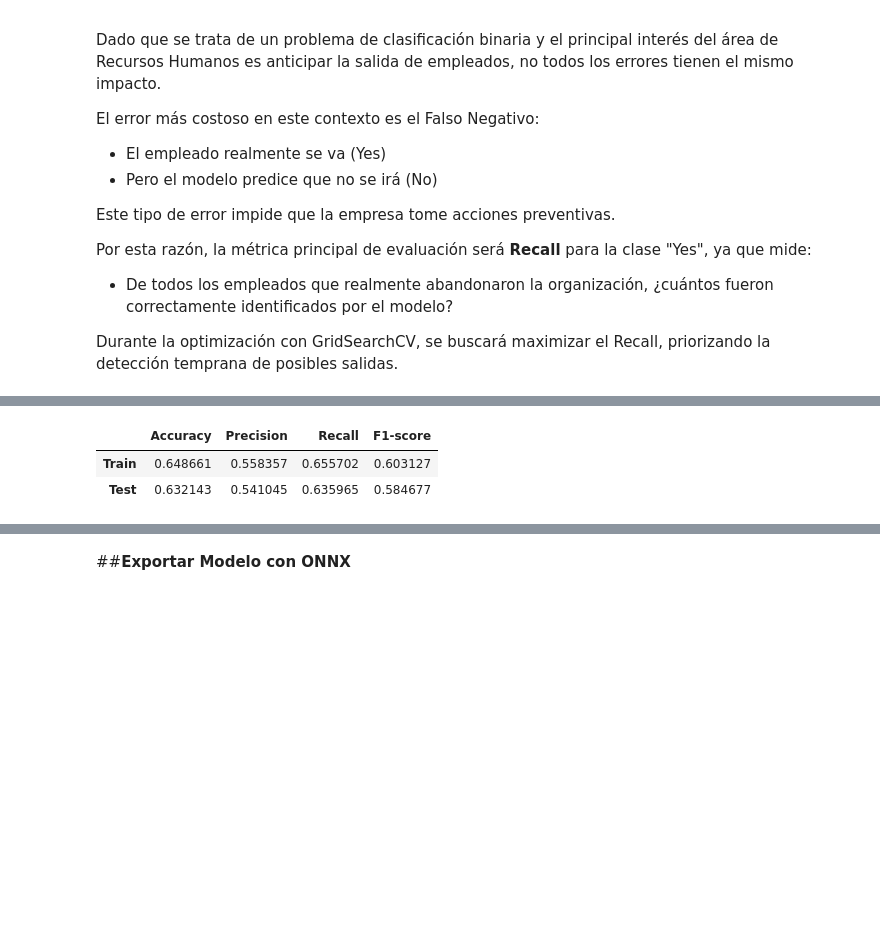
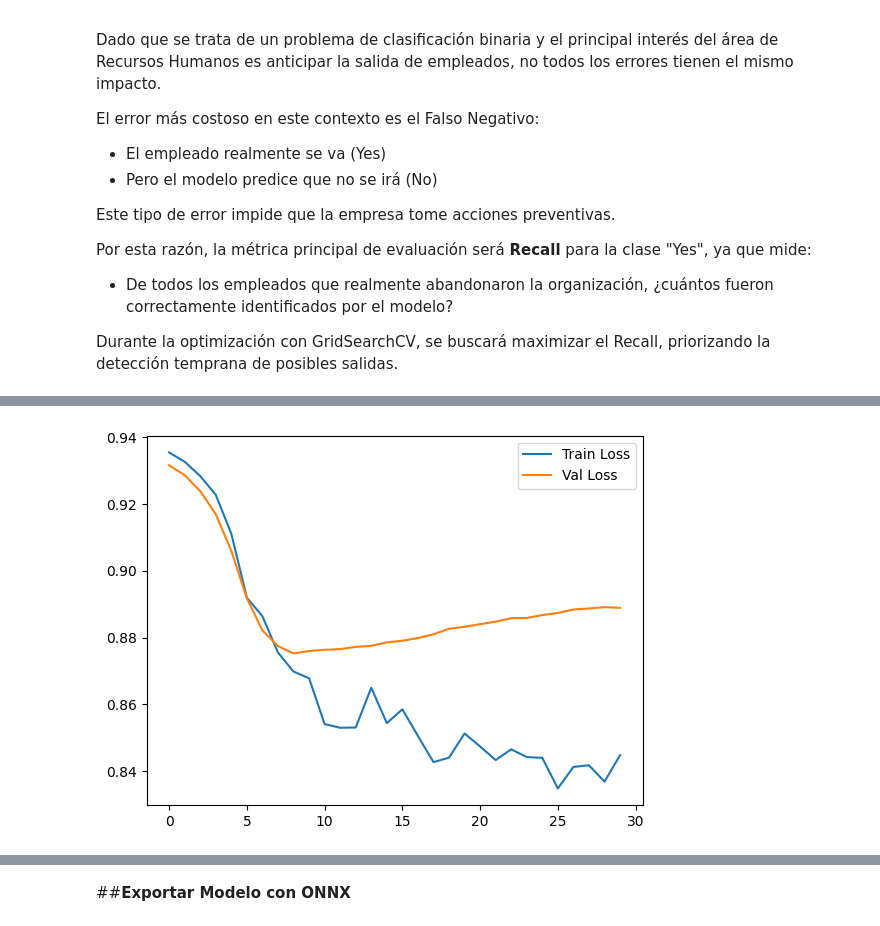
Before and after one commit to ivanovichGit/computacional, a Jupyter notebook: P02_Workload/P02_Workload.ipynb, the cells around one changed output, grey strips where cells are left out. Cells and saved outputs as stored; diff of their text form; code cells hidden in the pictures; blank space fills up the shorter version.

```diff
--- a/P02_Workload/P02_Workload.ipynb
+++ b/P02_Workload/P02_Workload.ipynb
@@ -41,3 +41,6 @@ data
 | 2798 | 2799 | Finance | Senior | 47878 | 56 | 5 | ... |
 | 2799 | 2800 | HR | Senior | 66689 | 61 | 3 | ... |
 2800 rows × 10 columns
+# %%
+device = torch.device("cuda" if torch.cuda.is_available() else "cpu")
+torch.cuda.is_available()
@@ -510,6 +515,14 @@ print("Lenght test:",len(test_dataset))
 Lenght train: 2240
 Lenght val: 280
 Lenght test: 280
+# %%
+from torch.utils.data import DataLoader
+
+batch_size = 32
+
+train_loader = DataLoader(train_dataset, batch_size=batch_size, shuffle=True)
+val_loader = DataLoader(val_dataset, batch_size=batch_size, shuffle=False)
+test_loader = DataLoader(test_dataset, batch_size=batch_size, shuffle=False)
 # %% [markdown]
 Dado que se trata de un problema de clasificación, verificamos que la distribución de las clases sea similar en los conjuntos mediante gráficos de conteo.
 # %%
@@ -755,16 +568,0 @@ Pipeline(steps=[('preprocessing',
-# %%
-# Evaluación del mejor modelo en entrenamiento y prueba
-train_metrics = evaluate_model(best_model, X_train, y_train)
-test_metrics = evaluate_model(best_model, X_test, y_test)
-
-# Comparación de métricas
-comparison_df = pd.DataFrame({
-    "Train": train_metrics,
-    "Test": test_metrics
-}).T
-
-comparison_df
-# %% [output]
-|  | Accuracy | Precision | Recall | F1-score |
-| Train | 0.648661 | 0.558357 | 0.655702 | 0.603127 |
-| Test | 0.632143 | 0.541045 | 0.635965 | 0.584677 |
@@ -770,0 +641,35 @@ comparison_df
+# %%
+# Modelo 1
+import torch.nn as nn
+
+preprocessor = Preprocessor(mean, std, num_numerical).to(device)
+
+model_1 = nn.Sequential(
+    preprocessor,
+    nn.Linear(X_train.shape[1], 16),
+    nn.ReLU(),
+    nn.Dropout(0.5),
+
+    nn.Linear(16, 8),
+    nn.GELU(),
+
+    nn.Linear(8, 1),
+)
+
+model_1 = model_1.to(device)
+
+epochs = 30
+pos_weight = torch.tensor([1.9]).to(device)
+loss_function = nn.BCEWithLogitsLoss(pos_weight=pos_weight)
+optimizer = torch.optim.Adam(model_1.parameters(), lr=0.0005, weight_decay=1e-4)
+
+model_res_1 = train(model_1, train_loader, val_loader, loss_function, optimizer, epochs, device)
+# %%
+import matplotlib.pyplot as plt
+
+plt.plot(model_res_1['train_loss'], label='Train Loss')
+plt.plot(model_res_1['val_loss'], label='Val Loss')
+plt.legend()
+plt.show()
+# %% [output]
+[figure, added]
```
Also changed, not shown: parts of 28 cells of this notebook.
